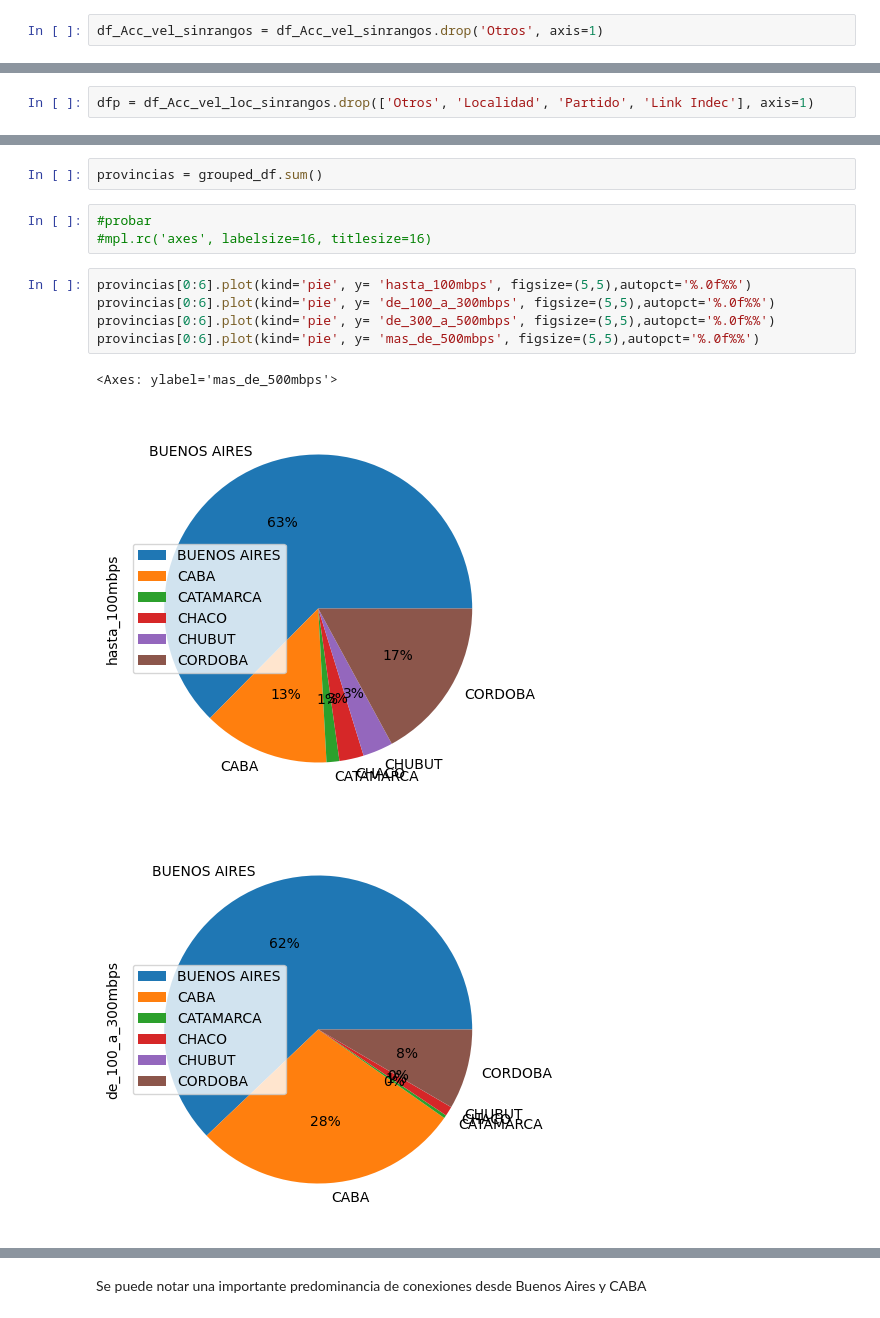
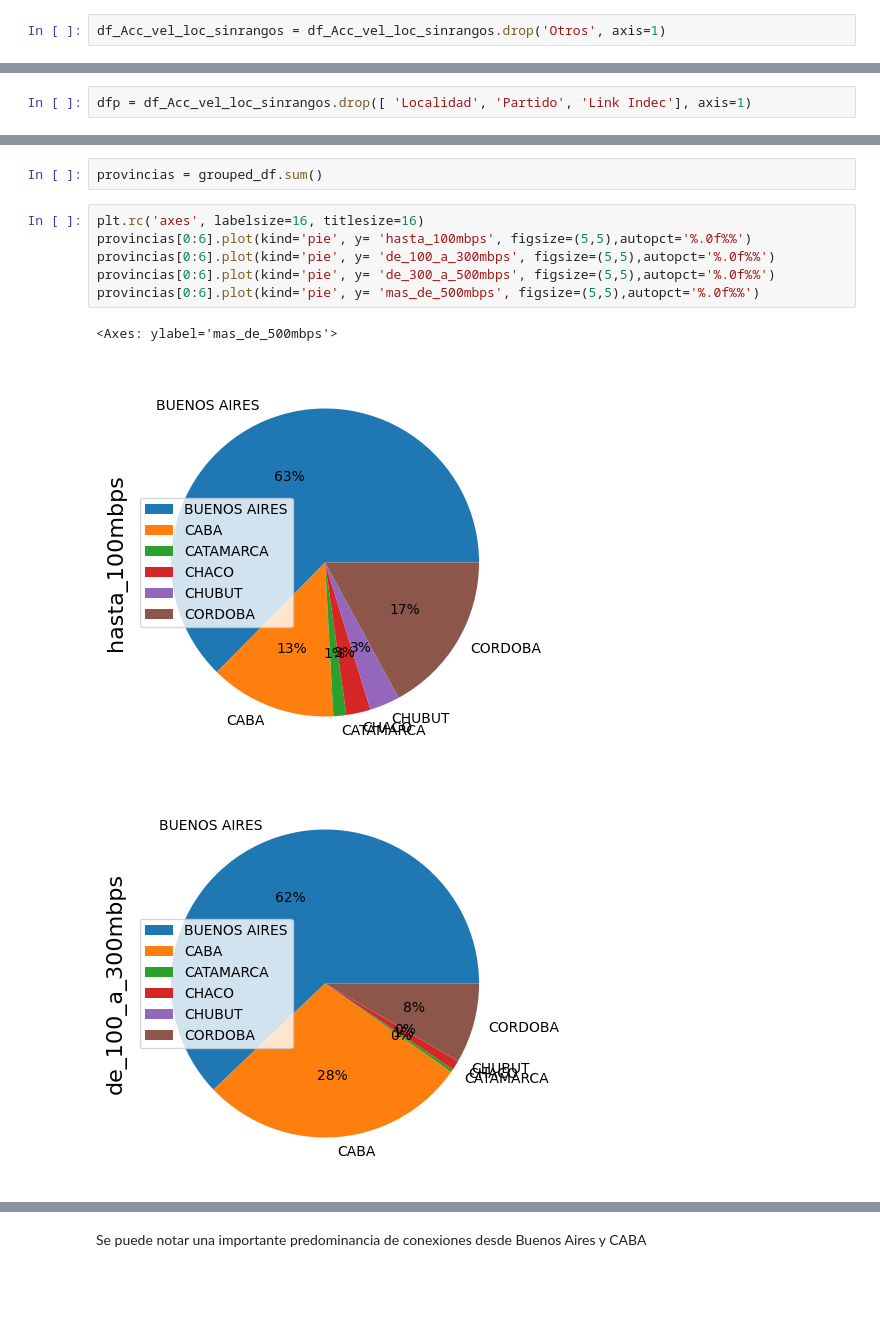
Before and after one commit to FerchoHenry/fmgc-pida, a Jupyter notebook: notebooks/EDA.ipynb, the cells around one changed output, grey strips where cells are left out. Cells and saved outputs as stored; diff of their text form; blank space fills up the shorter version.

```diff
--- a/notebooks/EDA.ipynb
+++ b/notebooks/EDA.ipynb
@@ -147,7 +147,7 @@ for i, column in enumerate(df_Acc_vel_loc_sinrangos.columns):
 7: de_300_a_500mbps
 8: mas_de_500mbps
 # %%
-df_Acc_vel_sinrangos = df_Acc_vel_sinrangos.drop('Otros', axis=1)
+df_Acc_vel_loc_sinrangos = df_Acc_vel_loc_sinrangos.drop('Otros', axis=1)
 # %% [markdown]
 ### Generacion del archivo por separado
 # %%
@@ -155,7 +155,7 @@ df_Acc_vel_loc_sinrangos.to_excel("Acc_vel_sinrangos.xlsx")
 # %% [markdown]
 Preparo para graficar, agrupo por columnas:
 # %%
-dfp = df_Acc_vel_loc_sinrangos.drop(['Otros', 'Localidad', 'Partido', 'Link Indec'], axis=1)
+dfp = df_Acc_vel_loc_sinrangos.drop([ 'Localidad', 'Partido', 'Link Indec'], axis=1)
 # %%
 #Agrupo por provincia para graficar
 grouped_df = dfp.groupby('Provincia')
@@ -191,15 +191,13 @@ Se puede observar en lineas generales una preponderancia por la conectividad por
 ## Ponderacion por provincias
 # %%
 provincias = grouped_df.sum()
-# %%
-#probar
-#mpl.rc('axes', labelsize=16, titlesize=16)
 # %%
+plt.rc('axes', labelsize=16, titlesize=16)
 provincias[0:6].plot(kind='pie', y= 'hasta_100mbps', figsize=(5,5),autopct='%.0f%%')
 provincias[0:6].plot(kind='pie', y= 'de_100_a_300mbps', figsize=(5,5),autopct='%.0f%%')
 provincias[0:6].plot(kind='pie', y= 'de_300_a_500mbps', figsize=(5,5),autopct='%.0f%%')
 provincias[0:6].plot(kind='pie', y= 'mas_de_500mbps', figsize=(5,5),autopct='%.0f%%')
 # %% [output]
 <Axes: ylabel='mas_de_500mbps'>
-[figure, old version]
+[figure, new version]
-[figure, old version]
+[figure, new version]
```
Also changed, not shown: parts of 20 cells of this notebook, 16 other files.
